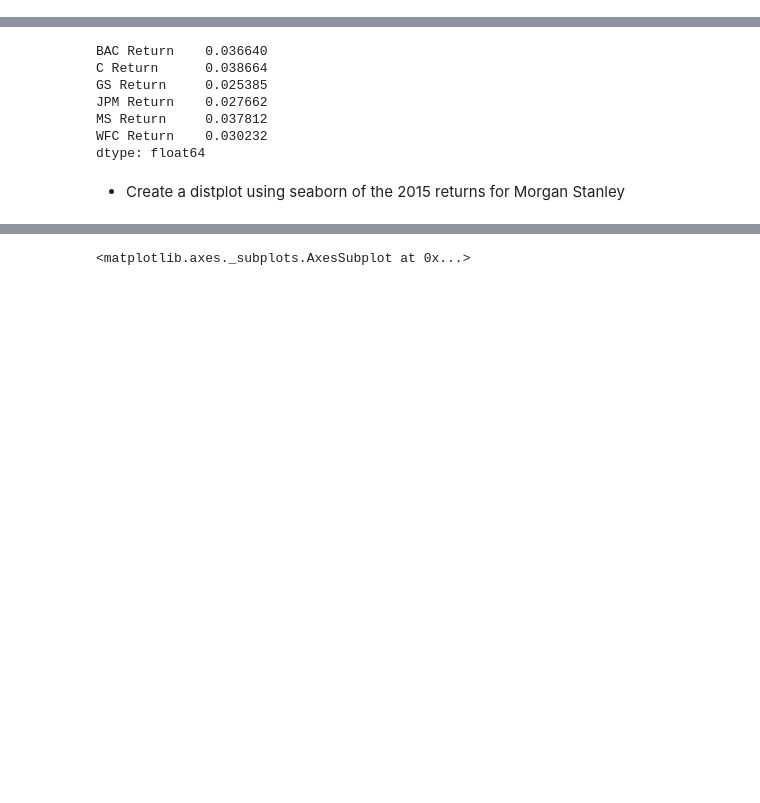
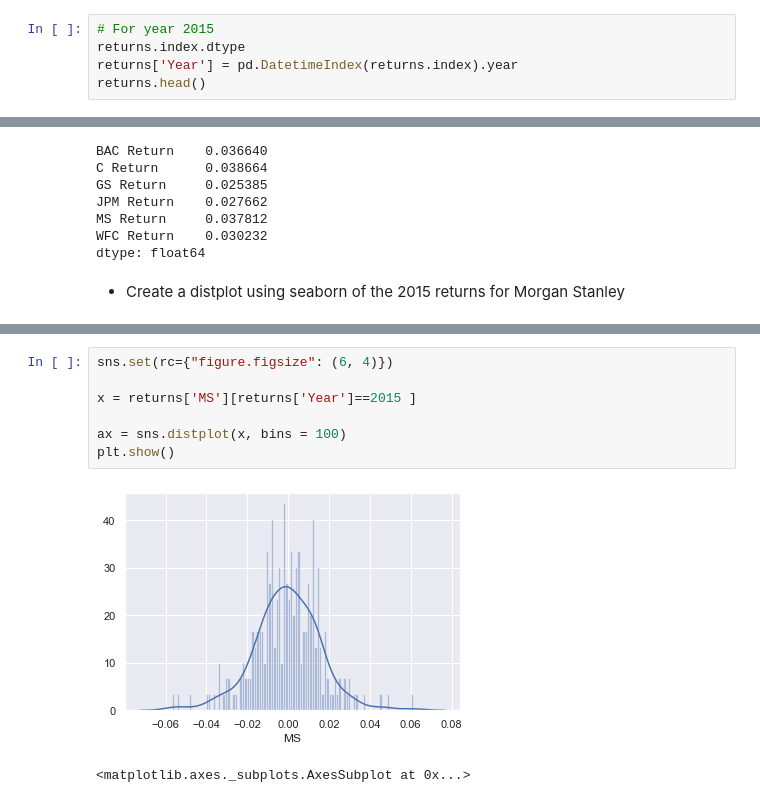
Before and after one commit to k21k/Python-Notes, a Jupyter notebook: Exercises - Qasim/Capstone Project 2/Finance Project.ipynb, the cells around one changed output, grey strips where cells are left out. Saved outputs shown, nothing was run; the diff lists cells and outputs as text; blank space fills up the shorter version.

```diff
--- a/Exercises - Qasim/Capstone Project 2/Finance Project.ipynb
+++ b/Exercises - Qasim/Capstone Project 2/Finance Project.ipynb
@@ -284,0 +324,5 @@ dtype: datetime64[ns]
+# %%
+# For year 2015
+returns.index.dtype
+returns['Year'] = pd.DatetimeIndex(returns.index).year
+returns.head()
@@ -296,3 +377,12 @@ dtype: float64
+# %%
+sns.set(rc={"figure.figsize": (6, 4)})
+
+x = returns['MS'][returns['Year']==2015 ]
+
+ax = sns.distplot(x, bins = 100)
+plt.show()
+# %% [output]
+[figure, added]
 # %%
 # %% [output]
 <matplotlib.axes._subplots.AxesSubplot at 0x...>
```
Also changed, not shown: parts of 21 cells of this notebook, 2 other files.
